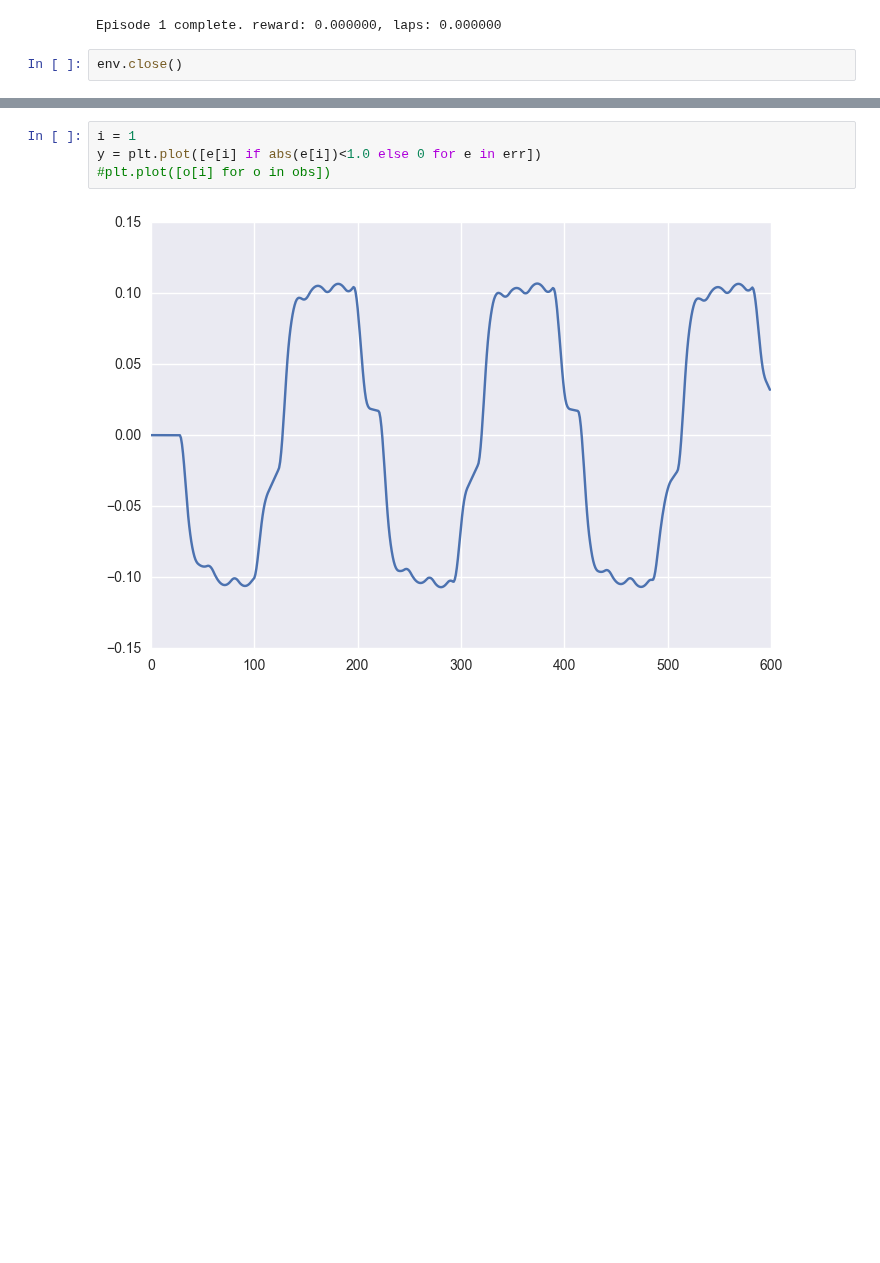
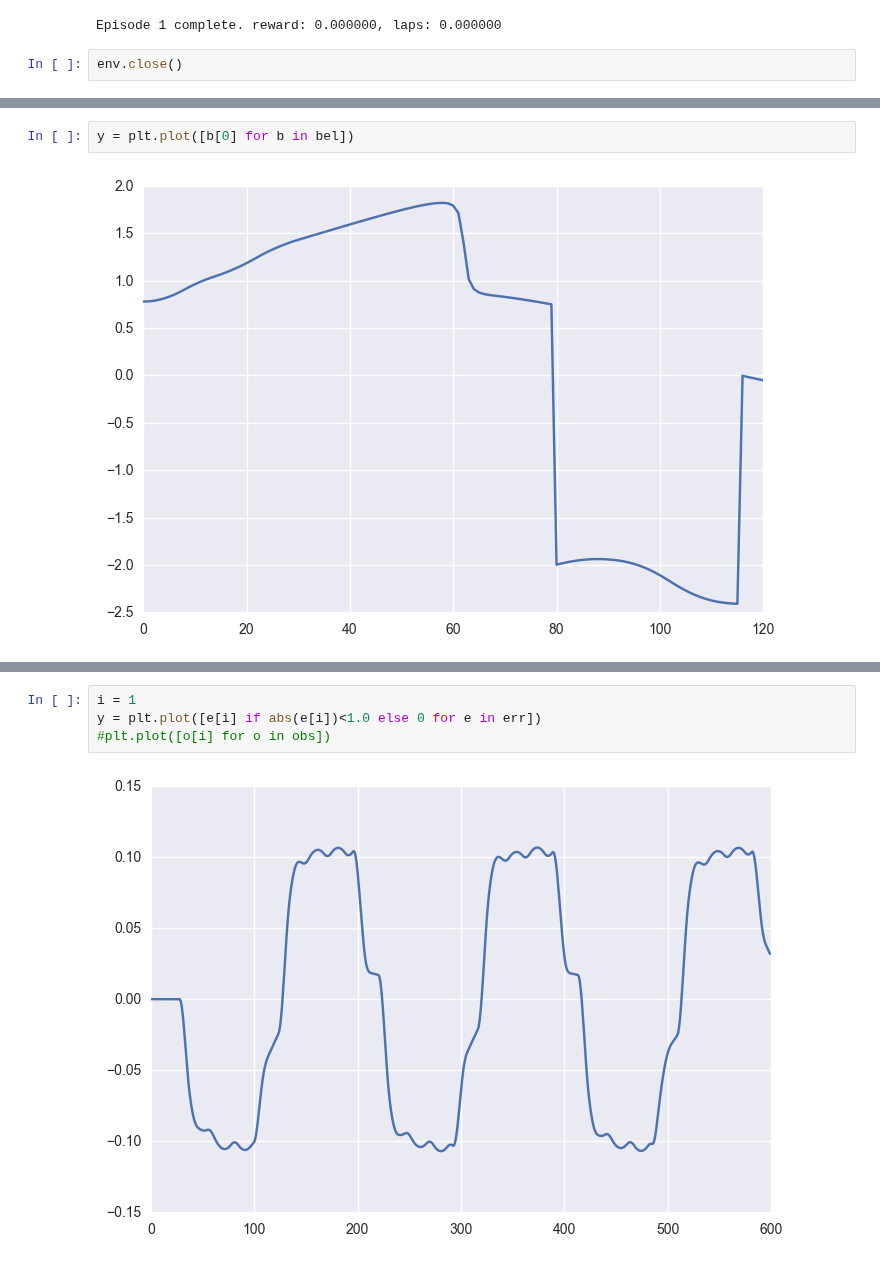
Before and after one commit to jcsharp/DriveIt, a Jupyter notebook: Baseline-Multi.ipynb, the cells around one changed output, grey strips where cells are left out. Saved outputs shown, nothing was run; the diff lists cells and outputs as text; blank space fills up the shorter version.

```diff
--- a/Baseline-Multi.ipynb
+++ b/Baseline-Multi.ipynb
@@ -82,0 +103,4 @@ y = plt.plot([o for o in obs])
+# %%
+y = plt.plot([b[0] for b in bel])
+# %% [output]
+[figure, added]
```
Also changed, not shown: parts of 5 cells of this notebook, 1 other file.
